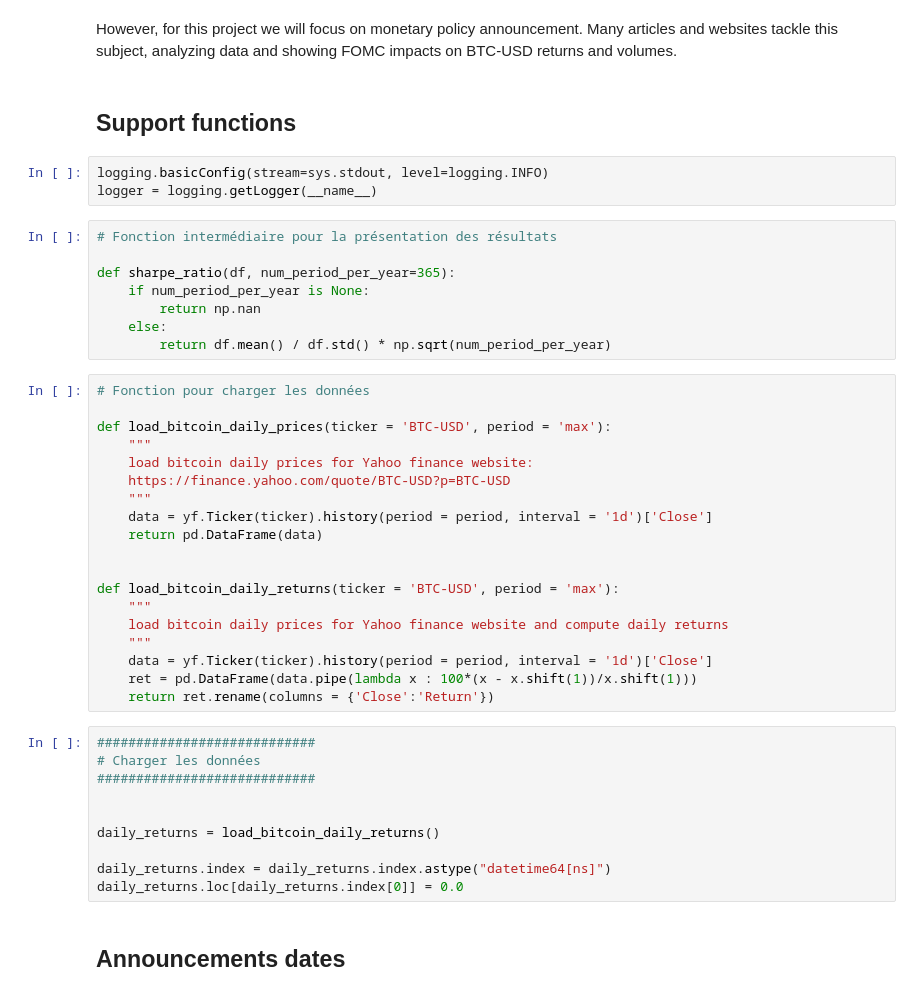
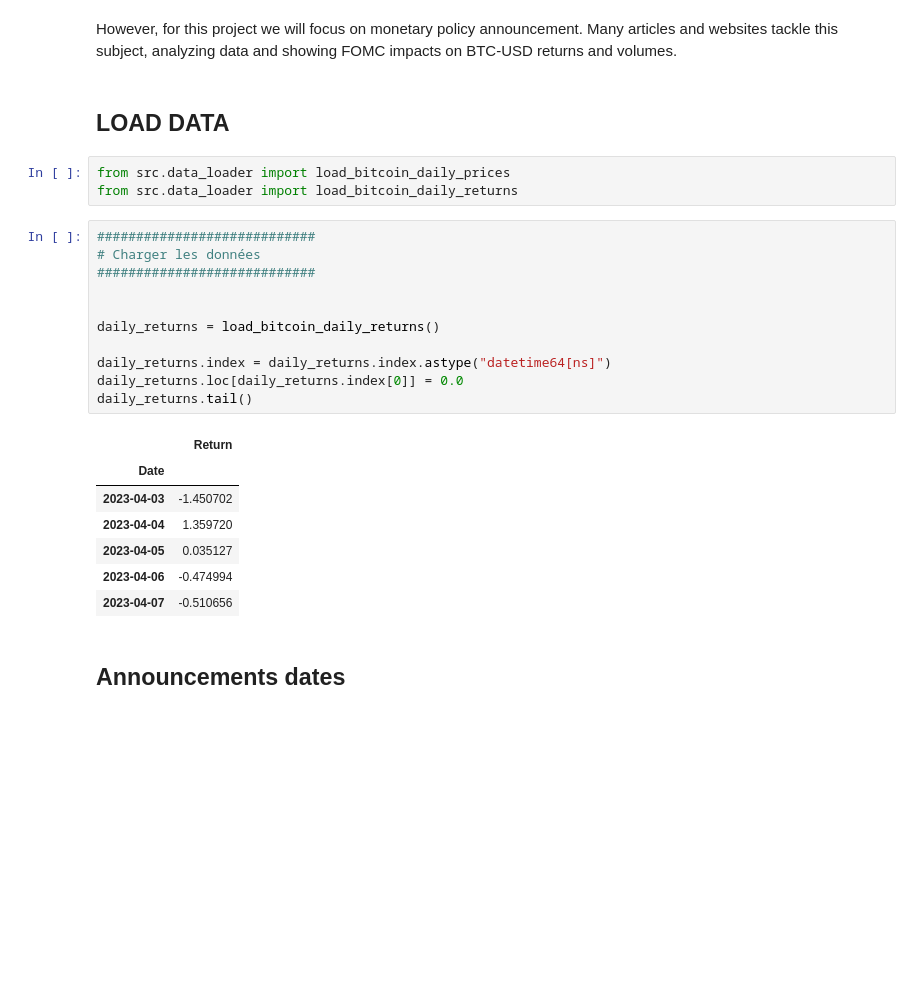
Before and after one commit to bsidibe1/algorithmic-event-trading-bitcoin, a Jupyter notebook: algo_event_trading_BTC.ipynb, the cells around one changed output. Saved outputs shown, nothing was run; the diff lists cells and outputs as text; blank space fills up the shorter version.

```diff
--- a/algo_event_trading_BTC.ipynb
+++ b/algo_event_trading_BTC.ipynb
@@ -45,47 +31,29 @@ display(Image('images/pb_intro.png',width=800))
 # %% [markdown]
 However, for this project we will focus on monetary policy announcement. Many articles and websites tackle this subject, analyzing data and showing FOMC impacts on BTC-USD returns and volumes.
 # %% [markdown]
-## Support functions
+## LOAD DATA
-# %%
-logging.basicConfig(stream=sys.stdout, level=logging.INFO)
-logger = logging.getLogger(__name__)
 # %%
-# Fonction intermédiaire pour la présentation des résultats
-
-def sharpe_ratio(df, num_period_per_year=365):
-    if num_period_per_year is None:
-        return np.nan
-    else:
-        return df.mean() / df.std() * np.sqrt(num_period_per_year)
+from src.data_loader import load_bitcoin_daily_prices
+from src.data_loader import load_bitcoin_daily_returns
-# %%
-# Fonction pour charger les données
-
-def load_bitcoin_daily_prices(ticker = 'BTC-USD', period = 'max'):
-    """
-    load bitcoin daily prices for Yahoo finance website:
-    https://finance.yahoo.com/quote/BTC-USD?p=BTC-USD
-    """
-    data = yf.Ticker(ticker).history(period = period, interval = '1d')['Close']
-    return pd.DataFrame(data)
-
-
-def load_bitcoin_daily_returns(ticker = 'BTC-USD', period = 'max'):
-    """
-    load bitcoin daily prices for Yahoo finance website and compute daily returns
-    """
-    data = yf.Ticker(ticker).history(period = period, interval = '1d')['Close']
-    ret = pd.DataFrame(data.pipe(lambda x : 100*(x - x.shift(1))/x.shift(1)))
-    return ret.rename(columns = {'Close':'Return'})
 # %%
 ############################
 # Charger les données
 ############################
 
 
 daily_returns = load_bitcoin_daily_returns()
 
 daily_returns.index = daily_returns.index.astype("datetime64[ns]")
 daily_returns.loc[daily_returns.index[0]] = 0.0
+daily_returns.tail()
+# %% [output]
+|  | Return |
+| Date |  |
+| 2023-04-03 | -1.450702 |
+| 2023-04-04 | 1.359720 |
+| 2023-04-05 | 0.035127 |
+| 2023-04-06 | -0.474994 |
+| 2023-04-07 | -0.510656 |
 # %% [markdown]
 ## Announcements dates
 # %% [markdown]
```
Also changed, not shown: parts of 6 cells of this notebook, 4 other files.
